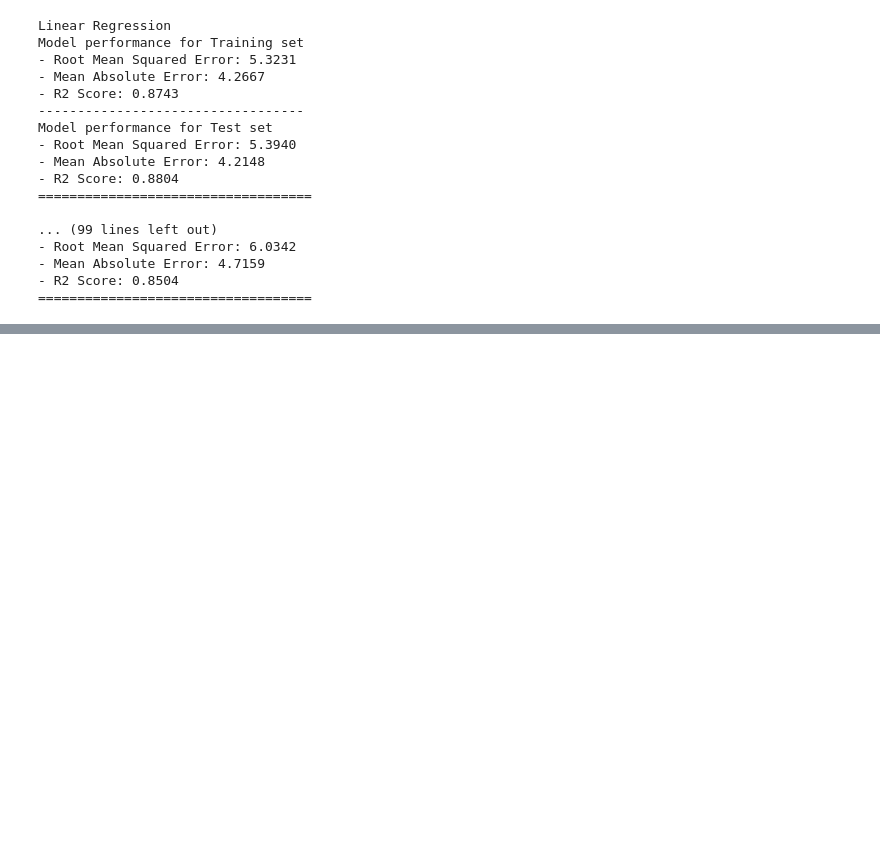
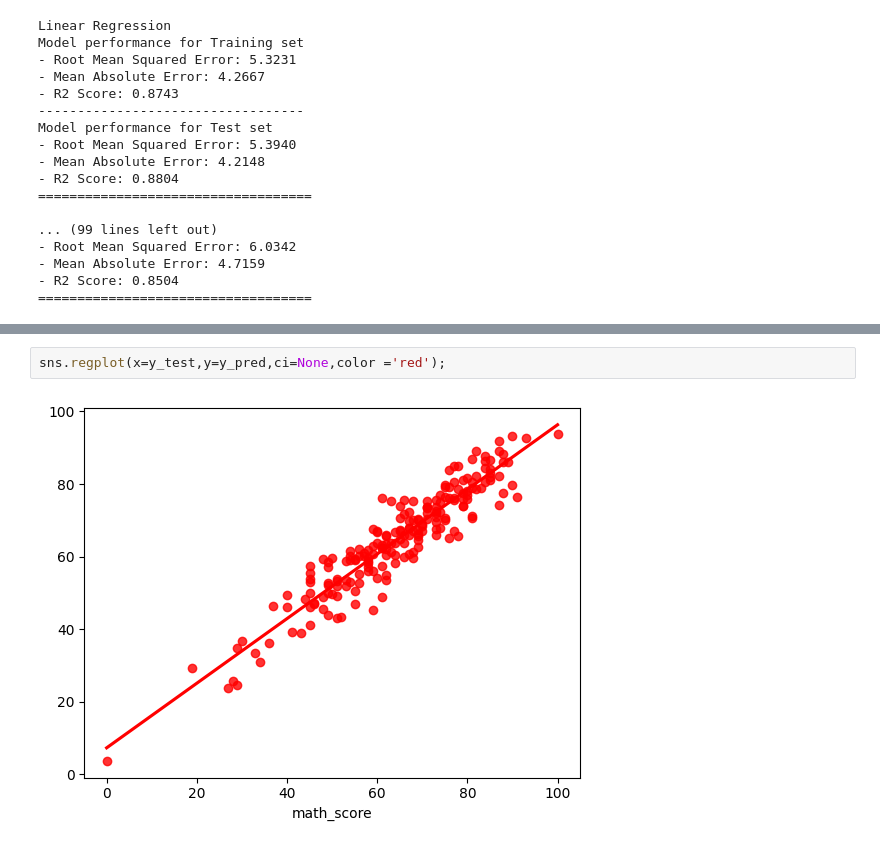
Before and after one commit to olcs/firstmlproject, a Jupyter notebook: notebook/MODEL TRAINING.ipynb, the cells around one changed output, grey strips where cells are left out. Drawn from its saved outputs; the diff is of its cells as text; blank space fills up the shorter version.

```diff
--- a/notebook/MODEL TRAINING.ipynb
+++ b/notebook/MODEL TRAINING.ipynb
@@ -164,0 +190,4 @@ AttributeError: 'DataFrame' object has no attribute 'DataFrame'
+# %%
+sns.regplot(x=y_test,y=y_pred,ci=None,color ='red');
+# %% [output]
+[figure, added]
```
Also changed, not shown: parts of 7 cells of this notebook, 6 other files.
